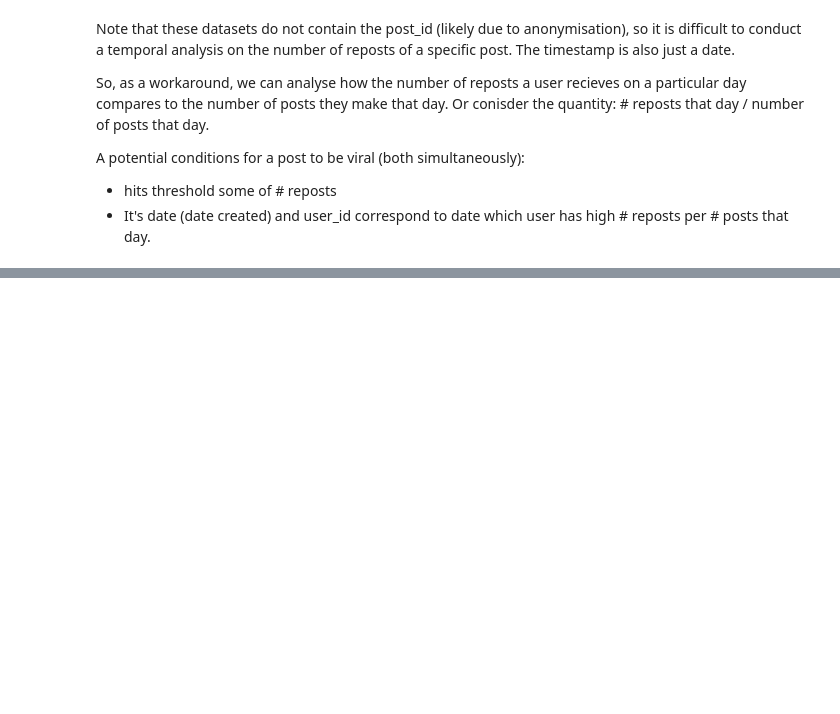
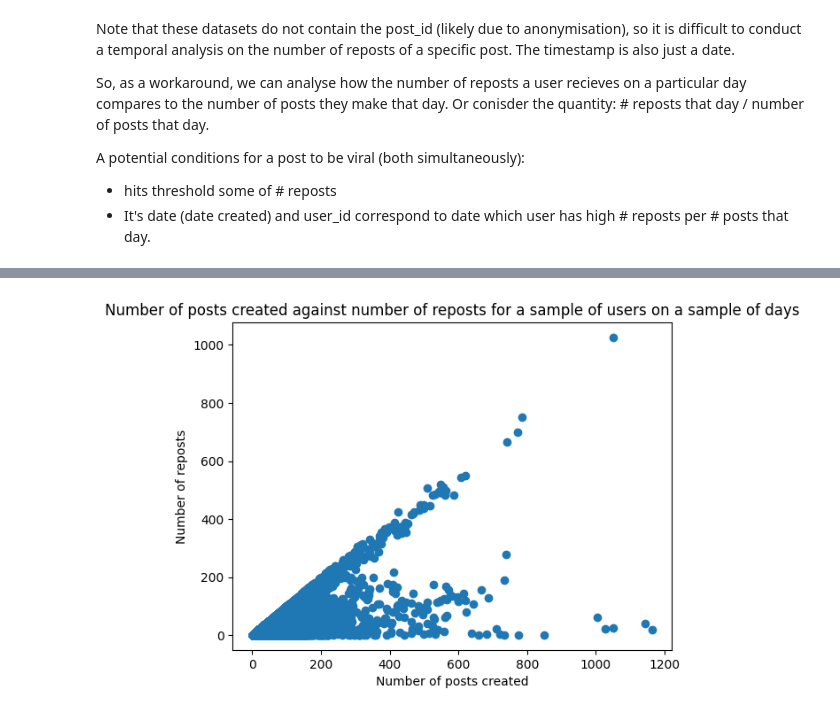
Before and after one commit to AravRaja/virality-analysis-datascience, a Jupyter notebook: notebooks/identifying_virality_metrics.ipynb, the cells around one changed output, grey strips where cells are left out. Saved outputs shown, nothing was run; the diff lists cells and outputs as text; code cells hidden in the pictures; blank space fills up the shorter version.

```diff
--- a/notebooks/identifying_virality_metrics.ipynb
+++ b/notebooks/identifying_virality_metrics.ipynb
@@ -227,0 +318,9 @@ A potential conditions for a post to be viral (both simultaneously):
+# %%
+# Plot Number of posts created against number of reposts for (user, date)
+plt.scatter(user_day["post_count"], user_day["num_reposts"])
+plt.xlabel("Number of posts created")
+plt.ylabel("Number of reposts")
+plt.title("Number of posts created against number of reposts for a sample of users on a sample of days")
+plt.show()
+# %% [output]
+[figure, added]
```
Also changed, not shown: parts of 15 cells of this notebook.
